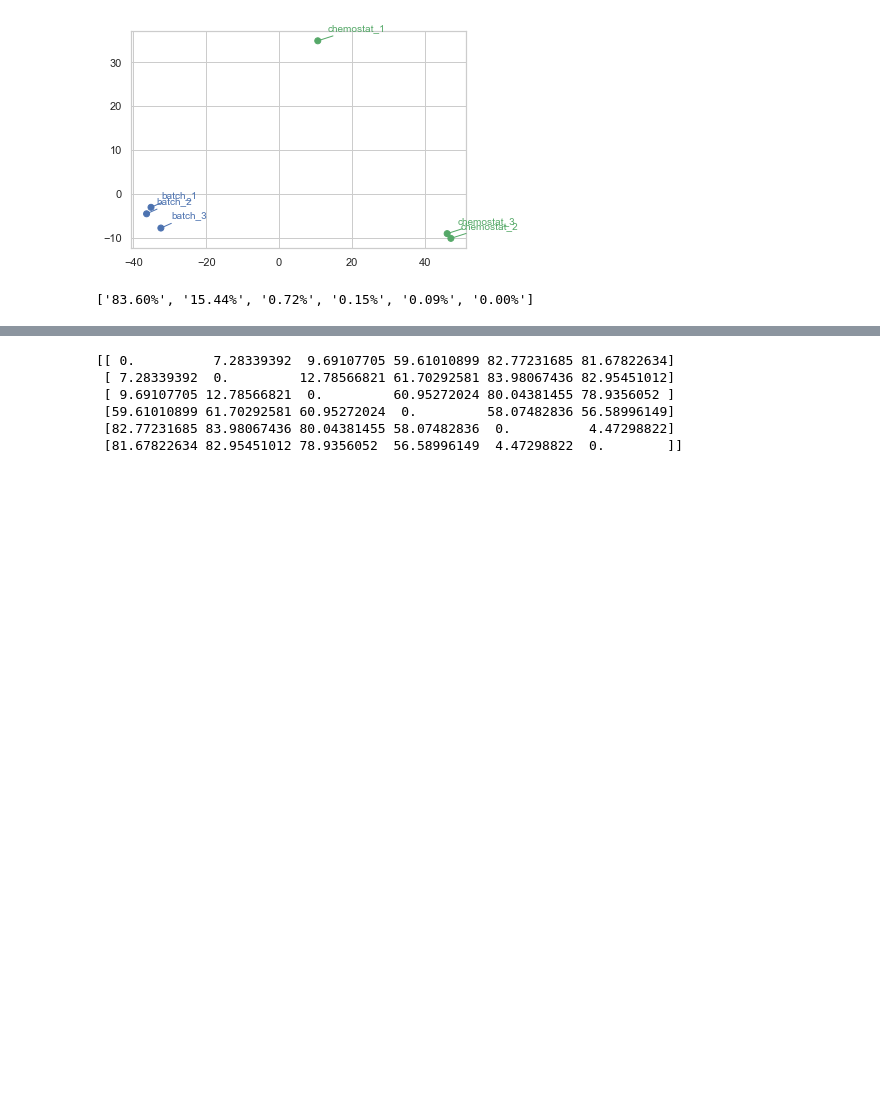
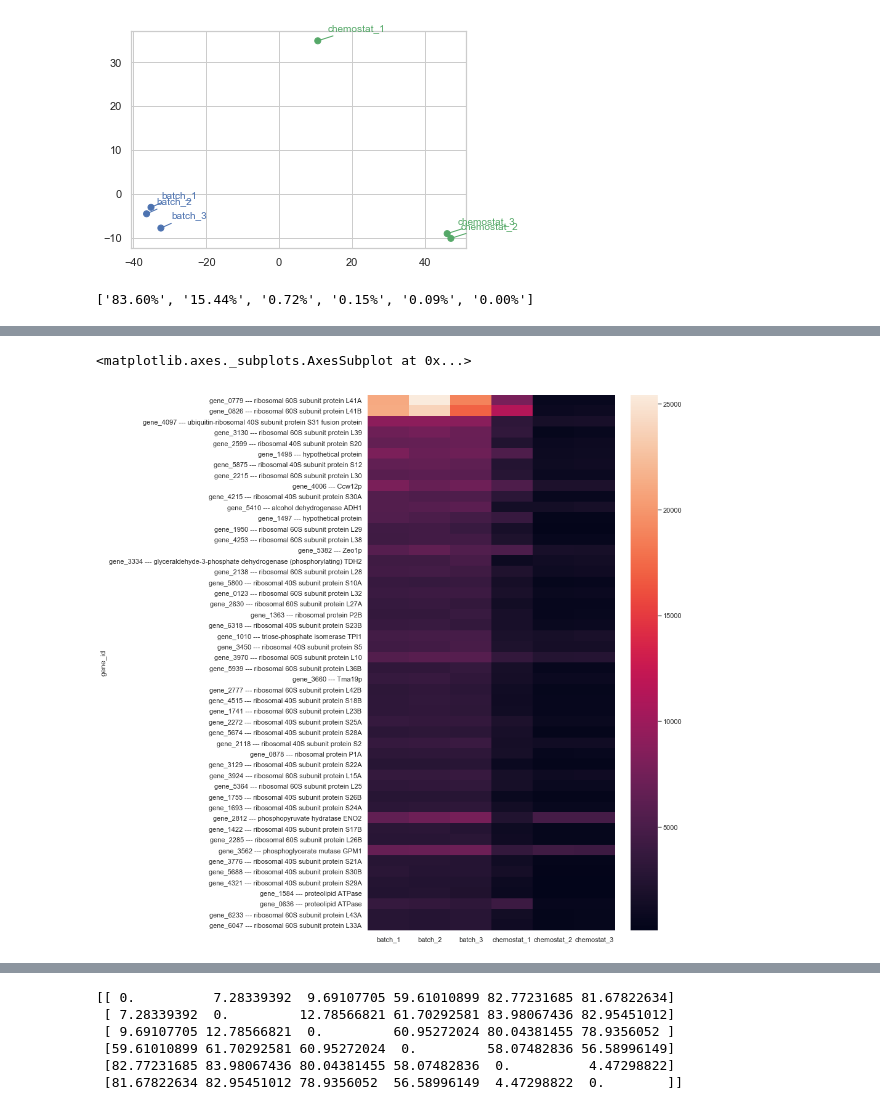
Before and after one commit to genome-sci/python_bioinfo_2018, a Jupyter notebook: 3-1/3-1_DimensionalityReduction_Clustering.ipynb, the cells around one changed output, grey strips where cells are left out. Cells and saved outputs as stored; diff of their text form; code cells hidden in the pictures; blank space fills up the shorter version.

```diff
--- a/3-1/3-1_DimensionalityReduction_Clustering.ipynb
+++ b/3-1/3-1_DimensionalityReduction_Clustering.ipynb
@@ -129,0 +184,11 @@ print(['{:.2f}%'.format(x*100) for x in pca.explained_variance_ratio_])
+# %%
+# 因子１　に強く寄与する遺伝子
+topN = 50
+top_factor1 = df.index[ np.argsort(W[:,0] - W[:,1])[::-1][:topN] ]
+gene_labels = top_factor1 + ' --- ' + gene_products.loc[top_factor1, 'product']
+
+fig = plt.figure(figsize=(9,16))
+sns.heatmap(df.loc[top_factor1, :], yticklabels=gene_labels)
+# %% [output]
+<matplotlib.axes._subplots.AxesSubplot at 0x...>
+[figure, added]
```
Also changed, not shown: parts of 49 cells of this notebook, 1 other file.
